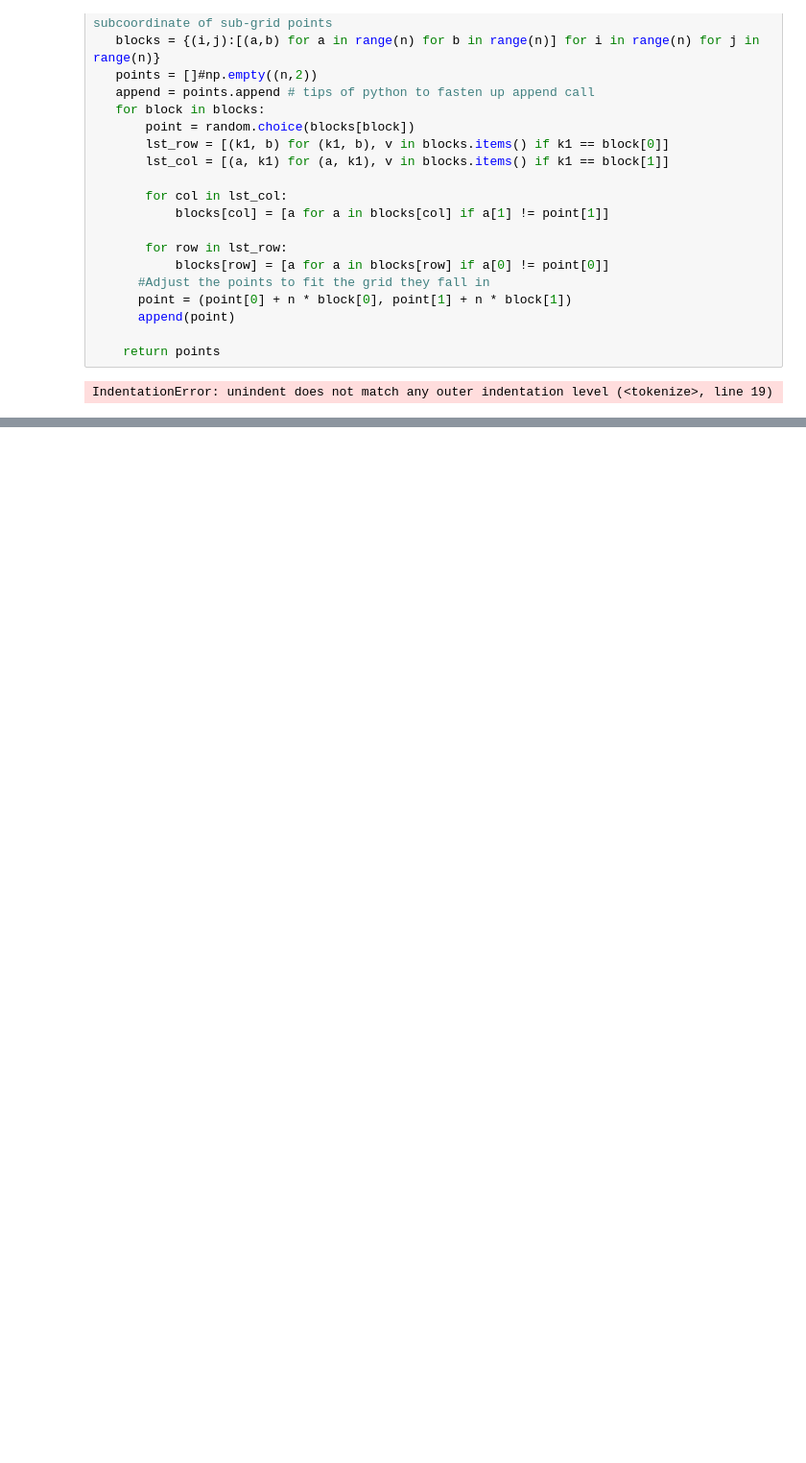
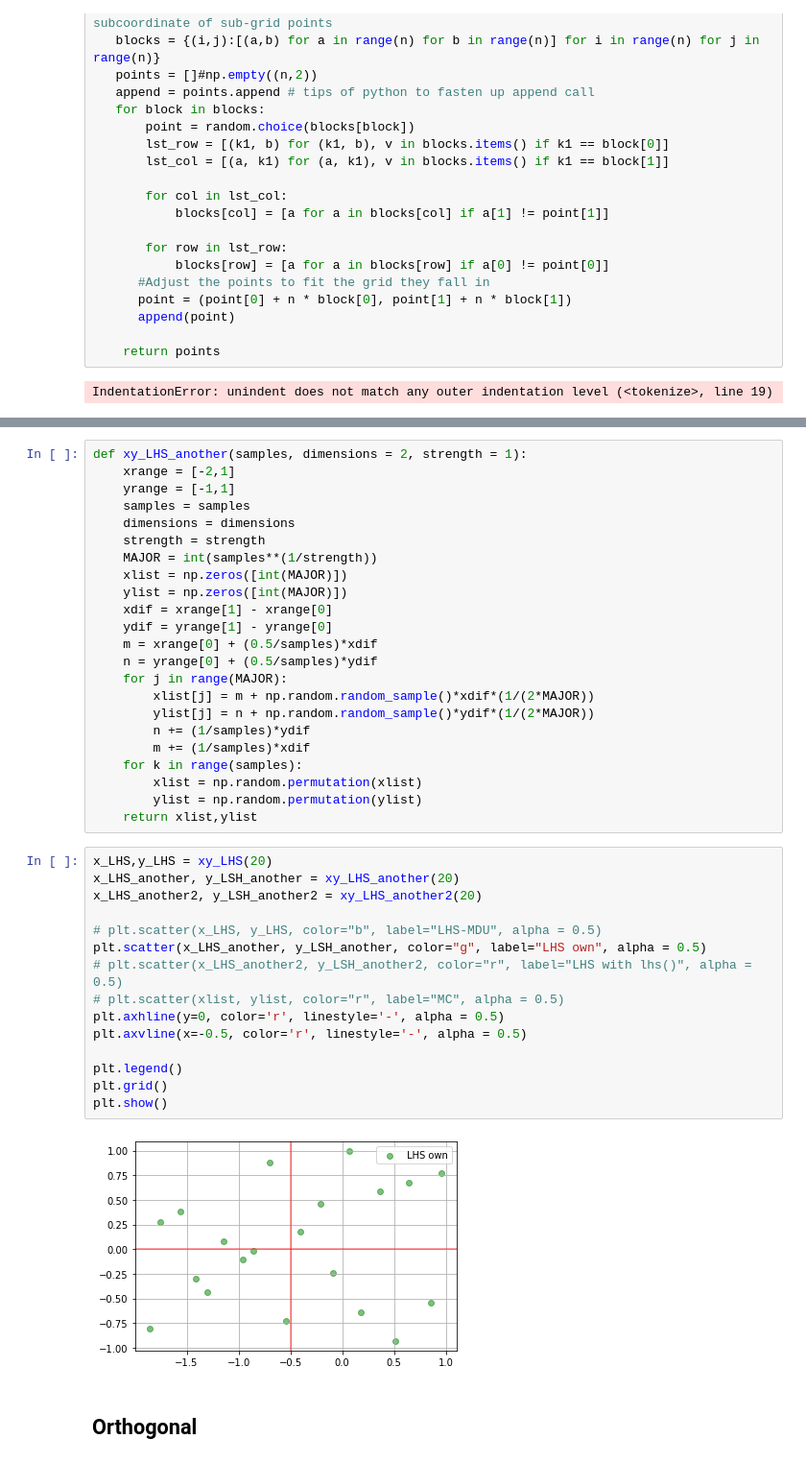
Before and after one commit to Florisdv5/Mandelbrot, a Jupyter notebook: Mandelbrot_orthogonal.ipynb, the cells around one changed output, grey strips where cells are left out. Shown at 96% size. Saved outputs shown, nothing was run; the diff lists cells and outputs as text; blank space fills up the shorter version.

```diff
--- a/Mandelbrot_orthogonal.ipynb
+++ b/Mandelbrot_orthogonal.ipynb
@@ -255,0 +244,42 @@ IndentationError: unindent does not match any outer indentation level (<tokenize
+# %%
+def xy_LHS_another(samples, dimensions = 2, strength = 1):
+    xrange = [-2,1]
+    yrange = [-1,1]
+    samples = samples
+    dimensions = dimensions
+    strength = strength
+    MAJOR = int(samples**(1/strength))
+    xlist = np.zeros([int(MAJOR)])
+    ylist = np.zeros([int(MAJOR)])
+    xdif = xrange[1] - xrange[0]
+    ydif = yrange[1] - yrange[0]
+    m = xrange[0] + (0.5/samples)*xdif
+    n = yrange[0] + (0.5/samples)*ydif
+    for j in range(MAJOR):
+        xlist[j] = m + np.random.random_sample()*xdif*(1/(2*MAJOR))
+        ylist[j] = n + np.random.random_sample()*ydif*(1/(2*MAJOR))
+        n += (1/samples)*ydif
+        m += (1/samples)*xdif
+    for k in range(samples):
+        xlist = np.random.permutation(xlist)
+        ylist = np.random.permutation(ylist)
+    return xlist,ylist
+# %%
+x_LHS,y_LHS = xy_LHS(20)
+x_LHS_another, y_LSH_another = xy_LHS_another(20)
+x_LHS_another2, y_LSH_another2 = xy_LHS_another2(20)
+
+# plt.scatter(x_LHS, y_LHS, color="b", label="LHS-MDU", alpha = 0.5)
+plt.scatter(x_LHS_another, y_LSH_another, color="g", label="LHS own", alpha = 0.5)
+# plt.scatter(x_LHS_another2, y_LSH_another2, color="r", label="LHS with lhs()", alpha = 0.5)
+# plt.scatter(xlist, ylist, color="r", label="MC", alpha = 0.5)
+plt.axhline(y=0, color='r', linestyle='-', alpha = 0.5)
+plt.axvline(x=-0.5, color='r', linestyle='-', alpha = 0.5)
+
+plt.legend()
+plt.grid()
+plt.show()
+# %% [output]
+[figure, added]
+# %% [markdown]
+## Orthogonal
```
Also changed, not shown: parts of 7 cells of this notebook.
